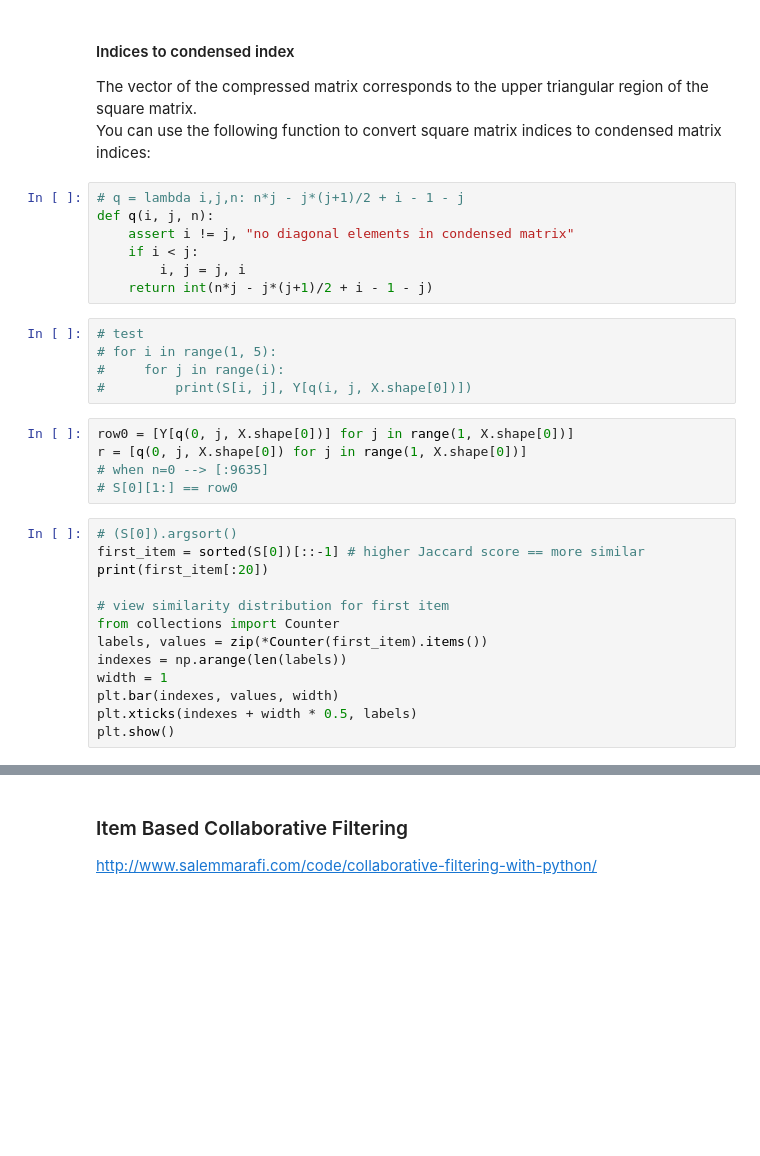
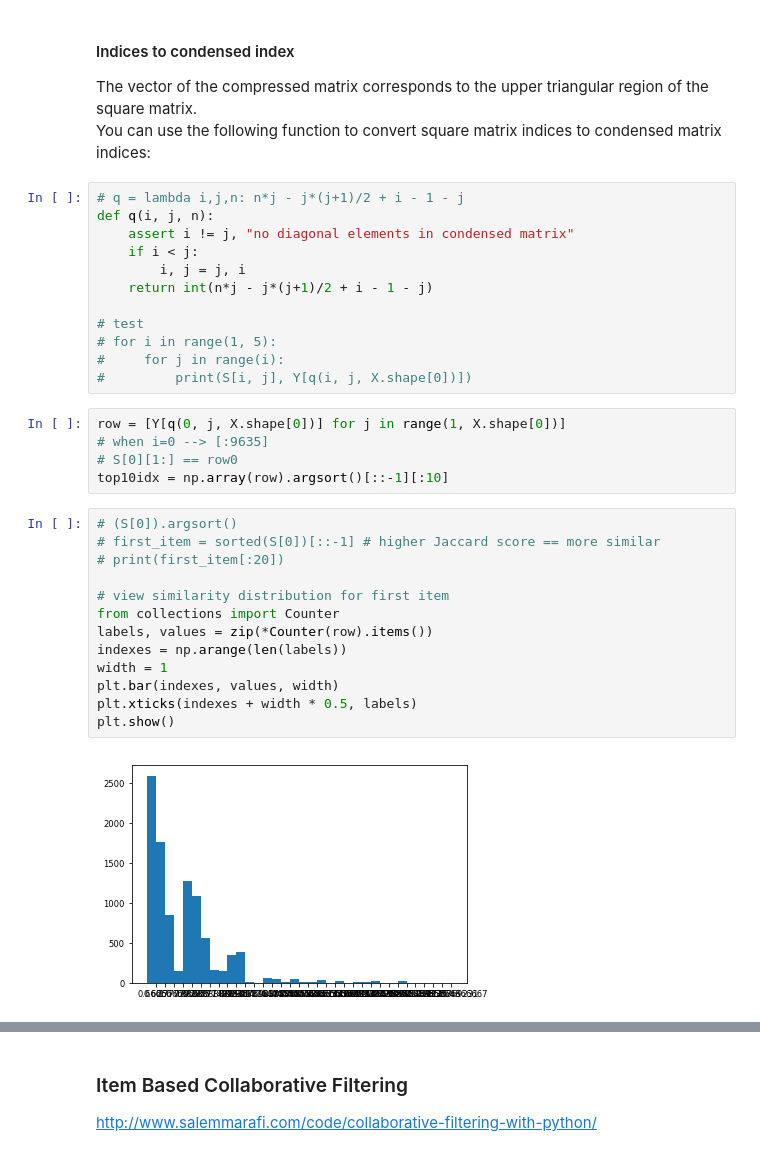
Before and after one commit to christinebuckler/provider-prescriber, a Jupyter notebook: EDA.ipynb, the cells around one changed output, grey strips where cells are left out. Saved outputs shown, nothing was run; the diff lists cells and outputs as text; blank space fills up the shorter version.

```diff
--- a/EDA.ipynb
+++ b/EDA.ipynb
@@ -702,26 +690,28 @@ def q(i, j, n):
     if i < j:
         i, j = j, i
     return int(n*j - j*(j+1)/2 + i - 1 - j)
+
+# test
+# for i in range(1, 5):
+#     for j in range(i):
+#         print(S[i, j], Y[q(i, j, X.shape[0])])
-# %%
-# test
-# for i in range(1, 5):
-#     for j in range(i):
-#         print(S[i, j], Y[q(i, j, X.shape[0])])
 # %%
-row0 = [Y[q(0, j, X.shape[0])] for j in range(1, X.shape[0])]
-r = [q(0, j, X.shape[0]) for j in range(1, X.shape[0])]
-# when n=0 --> [:9635]
+row = [Y[q(0, j, X.shape[0])] for j in range(1, X.shape[0])]
+# when i=0 --> [:9635]
 # S[0][1:] == row0
+top10idx = np.array(row).argsort()[::-1][:10]
 # %%
 # (S[0]).argsort()
-first_item = sorted(S[0])[::-1] # higher Jaccard score == more similar
-print(first_item[:20])
+# first_item = sorted(S[0])[::-1] # higher Jaccard score == more similar
+# print(first_item[:20])
 
 # view similarity distribution for first item
 from collections import Counter
-labels, values = zip(*Counter(first_item).items())
+labels, values = zip(*Counter(row).items())
 indexes = np.arange(len(labels))
 width = 1
 plt.bar(indexes, values, width)
 plt.xticks(indexes + width * 0.5, labels)
 plt.show()
+# %% [output]
+[figure, added]
```
Also changed, not shown: parts of 40 cells of this notebook.
